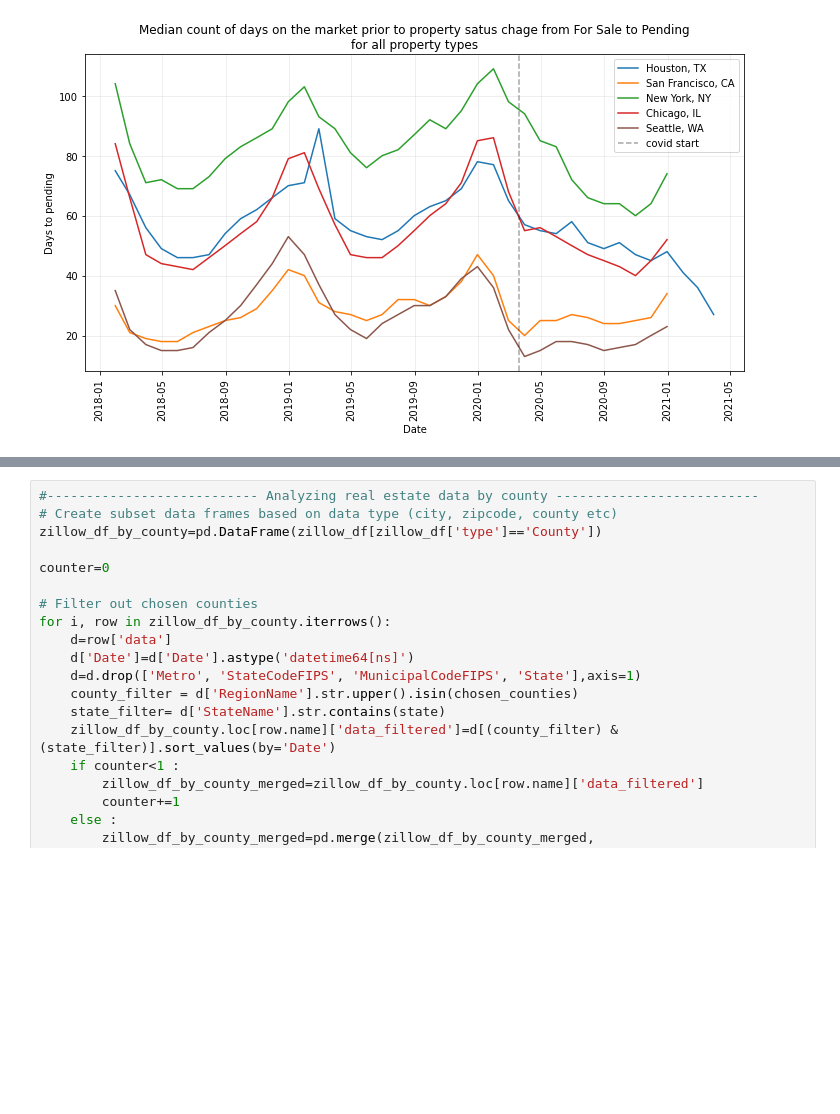
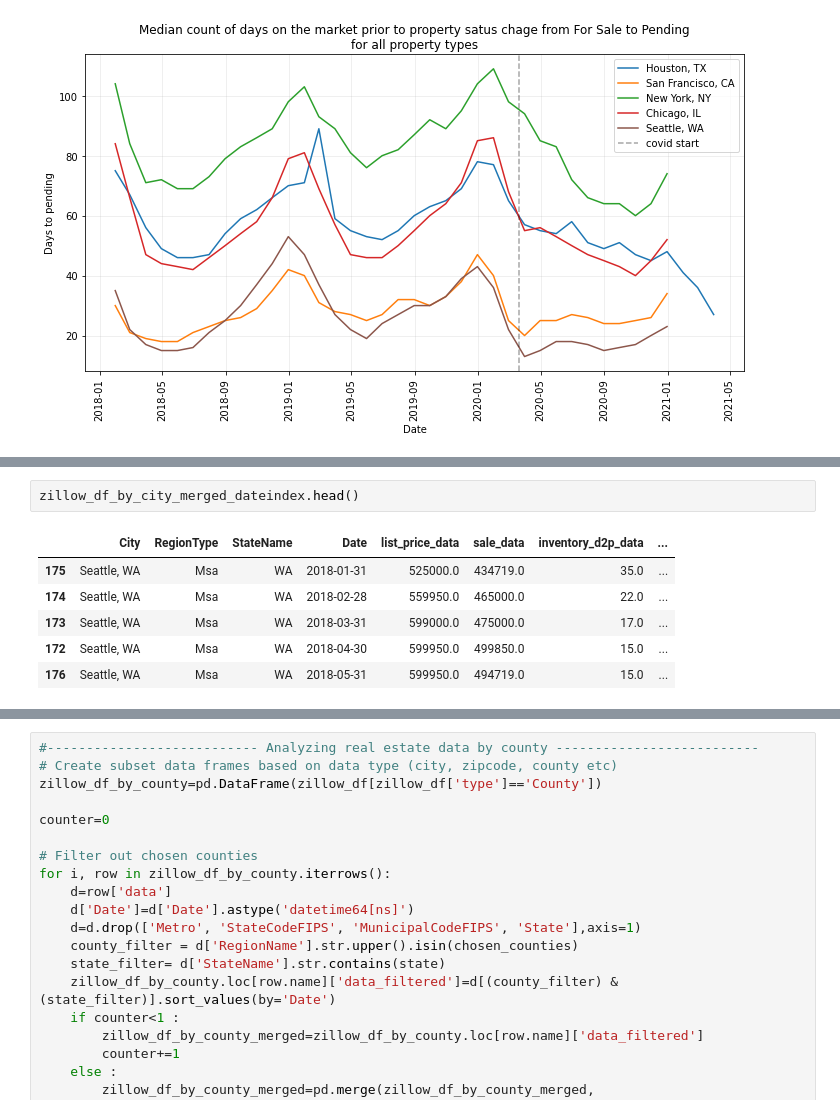
Before and after one commit to i-am-phoenix/Demo, a Jupyter notebook: zillow_data_cleaning_functions.ipynb, the cells around one changed output, grey strips where cells are left out. Cells and saved outputs as stored; diff of their text form; blank space fills up the shorter version.

```diff
--- a/zillow_data_cleaning_functions.ipynb
+++ b/zillow_data_cleaning_functions.ipynb
@@ -495,4 +503,13 @@ See the caveats in the documentation: https://pandas.pydata.org/pandas-docs/stab
 [figure]
+# %%
+zillow_df_by_city_merged_dateindex.head()
+# %% [output]
+|  | City | RegionType | StateName | Date | list_price_data | sale_data | inventory_d2p_data | ... |
+| 175 | Seattle, WA | Msa | WA | 2018-01-31 | 525000.0 | 434719.0 | 35.0 | ... |
+| 174 | Seattle, WA | Msa | WA | 2018-02-28 | 559950.0 | 465000.0 | 22.0 | ... |
+| 173 | Seattle, WA | Msa | WA | 2018-03-31 | 599000.0 | 475000.0 | 17.0 | ... |
+| 172 | Seattle, WA | Msa | WA | 2018-04-30 | 599950.0 | 499850.0 | 15.0 | ... |
+| 176 | Seattle, WA | Msa | WA | 2018-05-31 | 599950.0 | 494719.0 | 15.0 | ... |
 # %%
 #------------------------ Plotting inventory data - Days to Pending ------------------------
 # ---------------------------------- by city (seasonally) ----------------------------------
```
Also changed, not shown: parts of 2 cells of this notebook, 13 other files.
